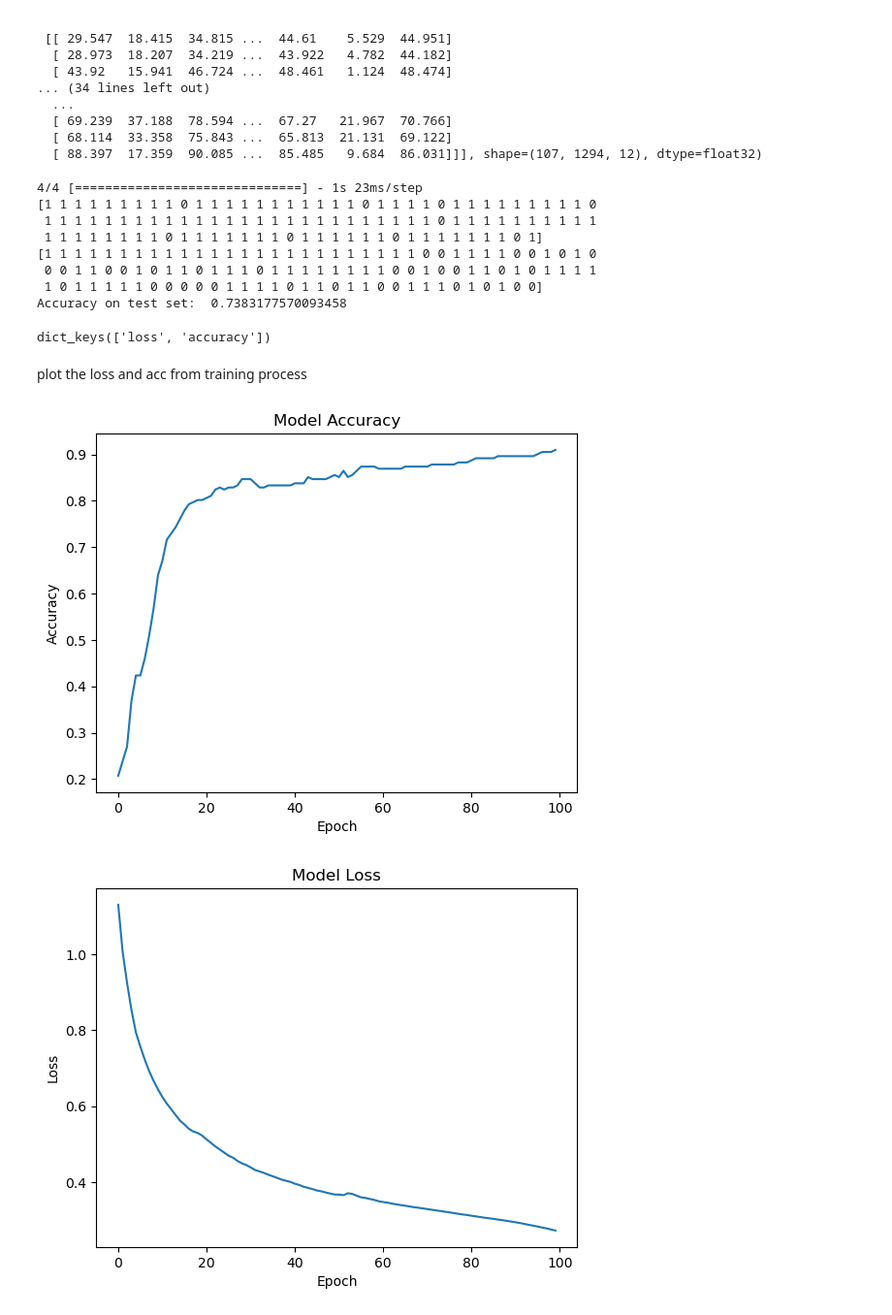
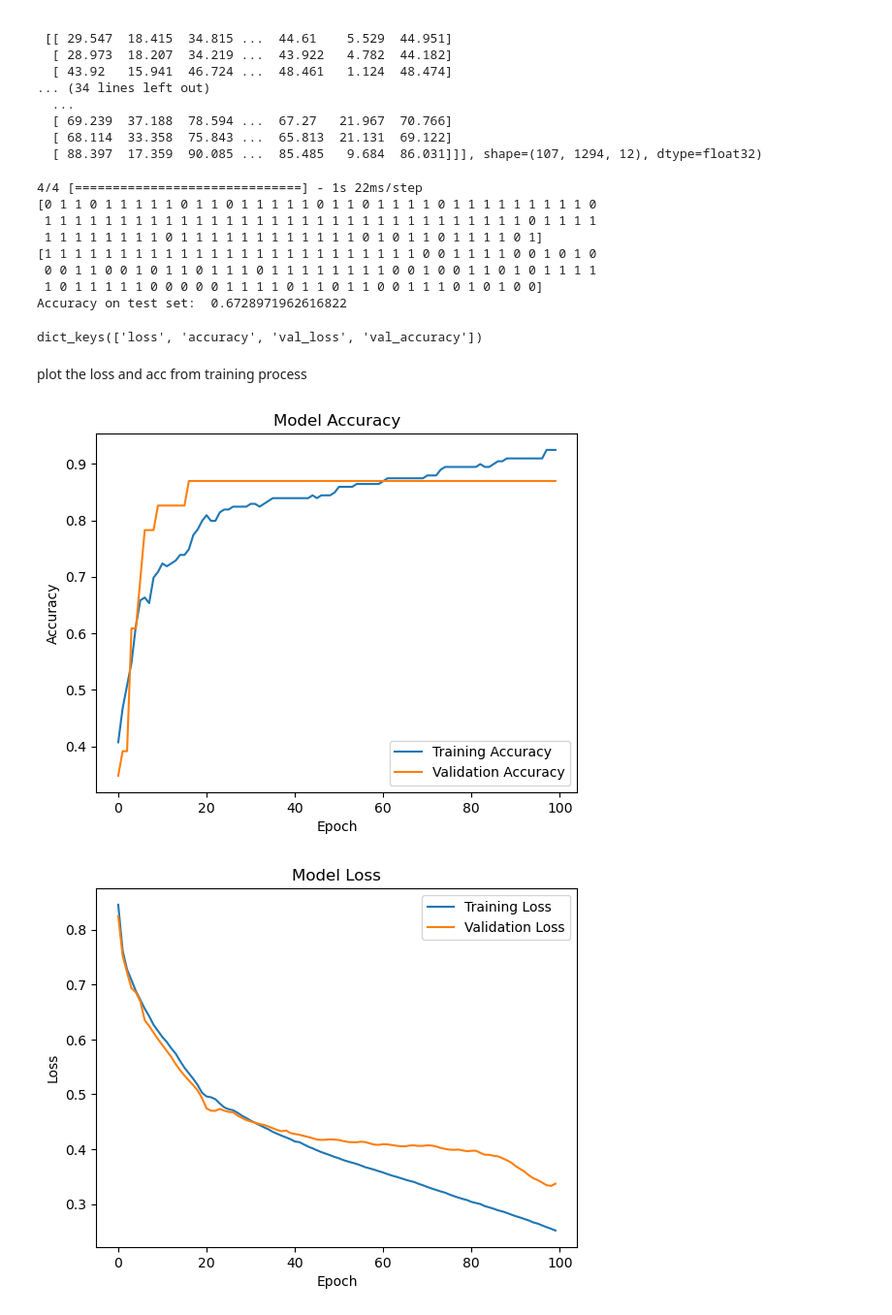
Before and after one commit to kaiismith/REAC, a Jupyter notebook: model.ipynb, the cells around one changed output. Shown at 97% size. Cells and saved outputs as stored; diff of their text form; code cells hidden in the pictures.

Commit message:
GP032 - same as 031 but with 10% validation => 67%

```diff
--- a/model.ipynb
+++ b/model.ipynb
@@ -185,6 +185,6 @@ Train the model
 # %%
 model = init_model()
 callbacks = [EarlyStopping(monitor='loss', patience=3), History()]
-history = model.fit(x_train, y_train, epochs=100, batch_size=128, callbacks=callbacks)
+history = model.fit(x_train, y_train, validation_split=0.1, epochs=100, batch_size=128, callbacks=callbacks)
 # %% [output]
 Epoch 1/100
@@ -290,18 +290,18 @@ for idx, label in enumerate(label_predictions):
 
 print("Accuracy on test set: ", true_count/(len(label_test)))
 # %% [output]
-4/4 [==============================] - 1s 23ms/step
-[1 1 1 1 1 1 1 1 1 0 1 1 1 1 1 1 1 1 1 1 1 0 1 1 1 1 0 1 1 1 1 1 1 1 1 1 0
- 1 1 1 1 1 1 1 1 1 1 1 1 1 1 1 1 1 1 1 1 1 1 1 1 1 1 0 1 1 1 1 1 1 1 1 1 1
- 1 1 1 1 1 1 1 1 0 1 1 1 1 1 1 1 0 1 1 1 1 1 1 0 1 1 1 1 1 1 1 0 1]
+4/4 [==============================] - 1s 22ms/step
+[0 1 1 0 1 1 1 1 1 0 1 1 0 1 1 1 1 1 0 1 1 0 1 1 1 1 0 1 1 1 1 1 1 1 1 1 0
+ 1 1 1 1 1 1 1 1 1 1 1 1 1 1 1 1 1 1 1 1 1 1 1 1 1 1 1 1 1 1 1 1 0 1 1 1 1
+ 1 1 1 1 1 1 1 1 0 1 1 1 1 1 1 1 1 1 1 1 1 0 1 0 1 1 0 1 1 1 1 0 1]
 [1 1 1 1 1 1 1 1 1 1 1 1 1 1 1 1 1 1 1 1 1 1 1 1 1 0 0 1 1 1 1 0 0 1 0 1 0
  0 0 1 1 0 0 1 0 1 1 0 1 1 1 0 1 1 1 1 1 1 1 1 0 0 1 0 0 1 1 0 1 0 1 1 1 1
  1 0 1 1 1 1 1 0 0 0 0 0 1 1 1 1 0 1 1 0 1 1 0 0 1 1 1 0 1 0 1 0 0]
-Accuracy on test set:  0.7383177570093458
+Accuracy on test set:  0.6728971962616822
 # %%
 print(history.history.keys())
 # %% [output]
-dict_keys(['loss', 'accuracy'])
+dict_keys(['loss', 'accuracy', 'val_loss', 'val_accuracy'])
 # %%
 import os
 os.environ['KMP_DUPLICATE_LIB_OK'] = 'TRUE'
@@ -309,19 +309,24 @@ os.environ['KMP_DUPLICATE_LIB_OK'] = 'TRUE'
 plot the loss and acc from training process
 # %%
 from matplotlib import pyplot as plt
-# Plot accuracy
-plt.plot(history.history['accuracy'])
+
+# Plot accuracy for training and validation
+plt.plot(history.history['accuracy'], label='Training Accuracy')
+plt.plot(history.history['val_accuracy'], label='Validation Accuracy')
 plt.title('Model Accuracy')
 plt.xlabel('Epoch')
 plt.ylabel('Accuracy')
+plt.legend()
 plt.show()
 
-# Plot loss
-plt.plot(history.history['loss'])
+# Plot loss for training and validation
+plt.plot(history.history['loss'], label='Training Loss')
+plt.plot(history.history['val_loss'], label='Validation Loss')
 plt.title('Model Loss')
 plt.xlabel('Epoch')
 plt.ylabel('Loss')
+plt.legend()
 plt.show()
 # %% [output]
-[figure, old version]
+[figure, new version]
-[figure, old version]
+[figure, new version]
```
Also changed, not shown: parts of 1 cell of this notebook.
